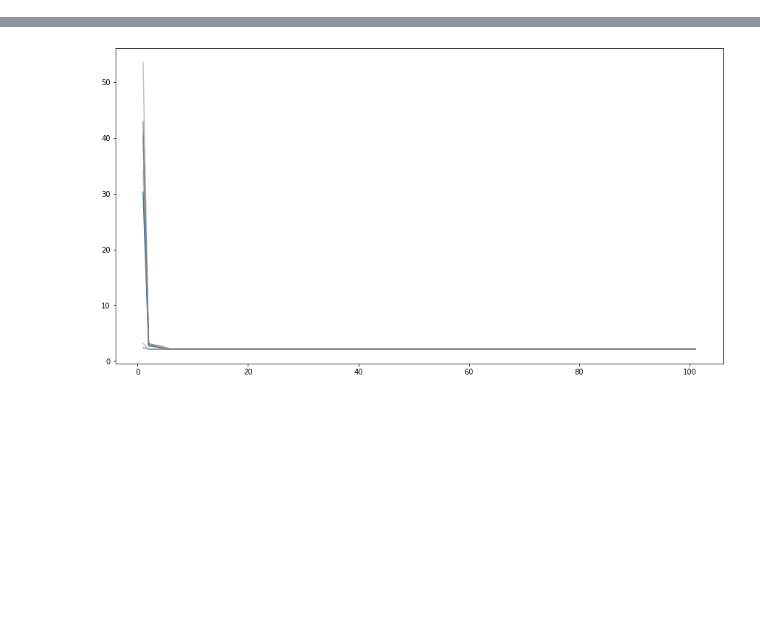
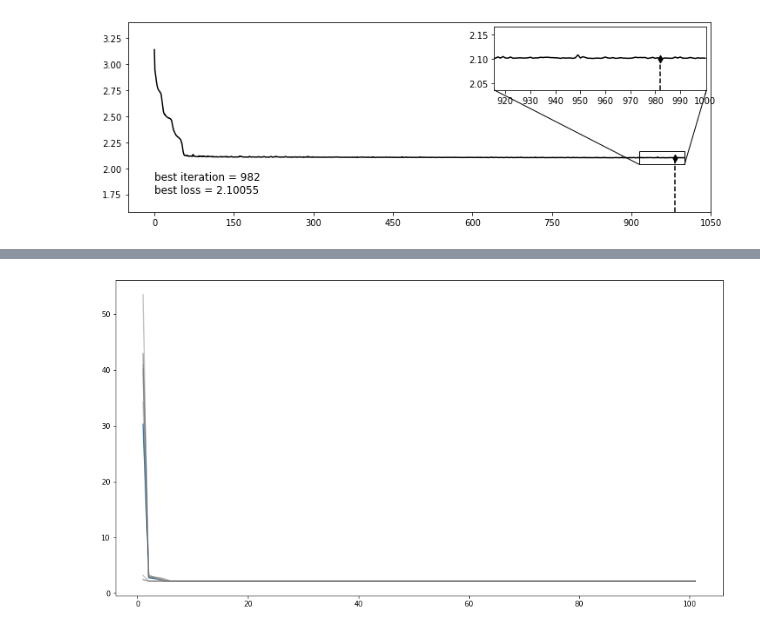
Before and after one commit to ElouanARGOUARCH/Discretely-Indexed-Flows, a Jupyter notebook: experiments/[DONE] DIF_DENSITY_ESTIMATOR.ipynb, the cells around one changed output, grey strips where cells are left out. Cells and saved outputs as stored; diff of their text form; code cells hidden in the pictures; blank space fills up the shorter version.

```diff
--- a/experiments/[DONE] DIF_DENSITY_ESTIMATOR.ipynb
+++ b/experiments/[DONE] DIF_DENSITY_ESTIMATOR.ipynb
@@ -29,0 +24,11 @@ for _ in range(10):
+# %%
+num_samples = target_samples.shape[0]
+epochs = 100
+loss_values_list_EM = []
+K = 2
+initial_w = SoftmaxWeight(K,p, [20,20,20], mode = 'NN')
+fixed_reference = GeneralizedMultivariateNormalReference(p, fixed_log_r = torch.log(2*torch.ones(p)))
+dif = DIFDensityEstimator(target_samples, K, initial_w = initial_w, initial_reference = fixed_reference)
+loss_values = dif.train(1000,1000, visual= True)
+# %% [output]
+[figure, added]
```
Also changed, not shown: parts of 4 cells of this notebook, 5 other files.
